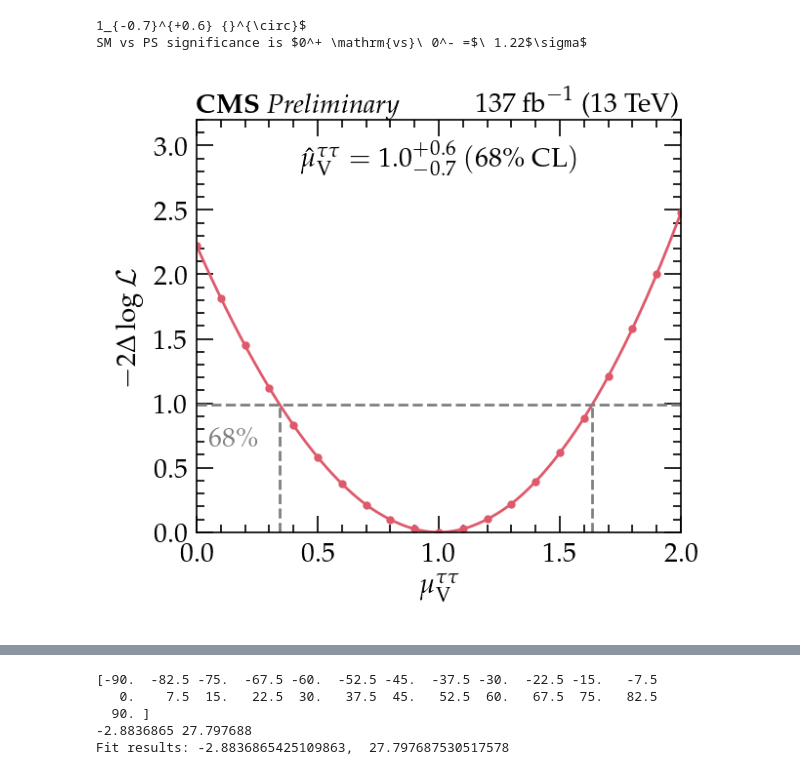
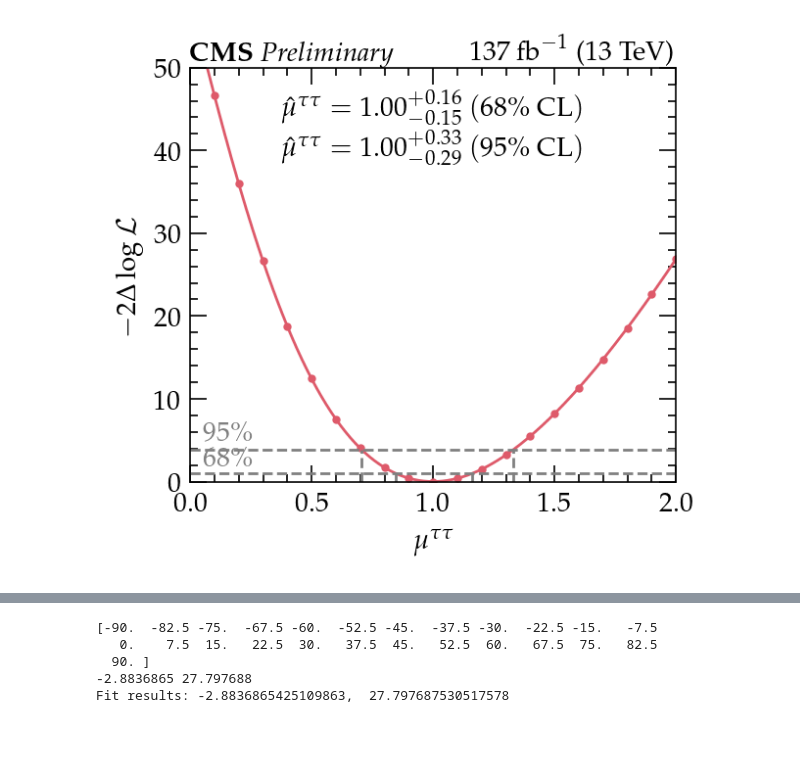
Before and after one commit to albertdow/htt-notebooks, a Jupyter notebook: draw_nll_fits.ipynb, the cells around one changed output, grey strips where cells are left out. Drawn from its saved outputs; the diff is of its cells as text; code cells hidden in the pictures; blank space fills up the shorter version.

```diff
--- a/draw_nll_fits.ipynb
+++ b/draw_nll_fits.ipynb
@@ -33,30 +33,34 @@ def custom_cms_label(ax, label, lumi=35.9, energy=13):
 add_significance = False
 #add = ""
 add = "_mergeXbins"
-parameter = "muV"
+parameter = "mutautau"
+#parameter = "alpha"
 boundaries = []
 if parameter == "alpha":
     boundaries = [(-90,0), (0,90)]
-elif parameter in ["muggH", "muV"]:
+elif parameter in ["muggH", "muV", "mutautau"]:
     boundaries = [(0,1), (1,2)]
-with mpl.backends.backend_pdf.PdfPages(f"plots/{parameter}_cmb_01052020{add}_postFirstImpacts.pdf", keep_empty=False,) as pdf:
+else:
+    boundaries = [(0,1), (1,2)]
+with mpl.backends.backend_pdf.PdfPages(f"plots/{parameter}_cmb_19052020{add}.pdf", keep_empty=False,) as pdf:
     fig, ax = plt.subplots(
         figsize=(3.2, 2.8), dpi=200,
     )
 
     test = (
-        #"/vols/build/cms/akd116/newest/Combine/Decays/CMSSW_10_2_13/src/"
-        #"CombineHarvester/HTTSMCPDecays18/output/"
-        #f"01052020{add}/cmb/125/higgsCombine.alpha.MultiDimFit.mH125.root"
+        "/vols/build/cms/akd116/newest/Combine/Decays/CMSSW_10_2_13/src/"
+        "CombineHarvester/HTTSMCPDecays18/output/"
+        f"19052020/cmb/125/higgsCombine.{parameter}.MultiDimFit.mH125.root"
 
         #"30042020_mergeXbins/cmb/125/higgsCombine.alpha.MultiDimFit.mH125.root"
         #"/vols/build/cms/dw515/CPdecay/CMSSW_10_2_13/src/"
         #"CombineHarvester/HTTSMCPDecays18/alpha_cmb.root"
-        "~/public_html/CP/202005_May/06_NewFitsPostFirstImpacts/"
-        f"higgsCombine.{parameter}.MultiDimFit.mH125.root"
+
+        #"~/public_html/CP/202005_May/06_NewFitsPostFirstImpacts/"
+        #f"higgsCombine.{parameter}.MultiDimFit.mH125.root"
     )
     f = uproot.open(test)["limit"]
-    display(f.keys())
+    #display(f.keys())
     df = f.pandas.df([parameter,"deltaNLL","quantileExpected"],
         namedecode="utf-8")
     df = df.query("quantileExpected > -0.5")
@@ -66,7 +70,8 @@ with mpl.backends.backend_pdf.PdfPages(f"plots/{parameter}_cmb_01052020{add}_pos
     scan_kw = dict(color=nllscan_kw["tt"][0][2])
     # either specify sigma or do using percent level
     #nsigs = [1,2]
-    pc_level = [0.68,]# 0.95]
+    pc_level = [0.68, 0.95]
+    #pc_level = []
     nsigs = []
     for pc in pc_level:
         nsigs.append(scipy.stats.norm.ppf((1+pc)/2))
@@ -90,8 +95,11 @@ with mpl.backends.backend_pdf.PdfPages(f"plots/{parameter}_cmb_01052020{add}_pos
     else:
         ax.set_xlim(0, 2)
         ax.set_ylim(0., None)
-        ax.text(0.05, 0.61, r'$68\%$', ha='left', va='bottom', color='gray')
+        ax.text(0.05, 1.01, r'$68\%$', ha='left', va='bottom', color='gray')
+        ax.text(0.05, 4.01, r'$95\%$', ha='left', va='bottom', color='gray')
         #ax.text(0.05, 3.41, r'$95\%$', ha='left', va='bottom', color='gray')
+        #ax.text(0.55, 1.01, r'$68\%$', ha='left', va='bottom', color='gray')
+        #ax.text(0.55, 4.01, r'$95\%$', ha='left', va='bottom', color='gray')
 
     bestfit = results.query("nsig == 0.")["xval"].values
     #result = np.abs(results.query("abs(nsig) == 1.")["xval"].values)
@@ -104,8 +112,8 @@ with mpl.backends.backend_pdf.PdfPages(f"plots/{parameter}_cmb_01052020{add}_pos
     for result in result_values:
         unc_hi = result[1] - bestfit[0]
         unc_lo = bestfit[0] - result[0]
-        hi_string = f"{unc_hi:.1f}"
-        lo_string = f"{unc_lo:.1f}"
+        hi_string = f"{unc_hi:.2f}"
+        lo_string = f"{unc_lo:.2f}"
         string = (lo_string, hi_string)
         label_strings.append(string)
     display(label_strings)
@@ -115,16 +123,16 @@ with mpl.backends.backend_pdf.PdfPages(f"plots/{parameter}_cmb_01052020{add}_pos
     #else:
     full_strings = []
     for idx, string in enumerate(label_strings):
-        if string[0] == string[1]:
-
-            full_string = f"{bestfit[0]:.1f} \\pm {string[0]}\\ "
-        else:
-            full_string = (f"{bestfit[0]:.1f}_{{-{string[0]}}}^{{+{string[1]}}}\\ ")
+        #if abs(round(int(string[0]))) == abs(round(int(string[1]))):
+        #
+        #    full_string = f"{bestfit[0]:.2f} \\pm {abs(int(string[0]))}\\ "
+        #else:
+        full_string = (f"{bestfit[0]:.2f}_{{-{string[0]}}}^{{+{string[1]}}}\\ ")
         full_strings.append(full_string)
 
         if parameter == "alpha":
             result_label = (
-                r"$\hat{\phi}_{\tau\tau} = " + full_string + "\\ {{}}^{{\circ}}"
+                r"$\hat{\phi}_{\tau\tau} = " + full_string + "{{}}^{{\circ}}"
             )
         elif parameter == "muggH":
             result_label = (
@@ -134,6 +142,10 @@ with mpl.backends.backend_pdf.PdfPages(f"plots/{parameter}_cmb_01052020{add}_pos
             result_label = (
                 r"$\hat{\mu}_{\mathrm{V}}^{\tau\tau} = " + full_string
             )
+        elif parameter == "mutautau":
+            result_label = (
+                r"$\hat{\mu}^{\tau\tau} = " + full_string
+            )
 
         if idx == 0:
             ax.text(
@@ -142,21 +154,21 @@ with mpl.backends.backend_pdf.PdfPages(f"plots/{parameter}_cmb_01052020{add}_pos
                 ha='center', va='bottom',
                 transform=ax.transAxes,
             )
-        #elif idx == 1:
-        #    ax.text(
-        #        0.5, 0.75,
-        #        result_label + r"(95\%\ \mathrm{CL})$",
-        #        ha='center', va='bottom',
-        #        transform=ax.transAxes,
-        #    )
+        elif idx == 1:
+            ax.text(
+                0.5, 0.75,
+                result_label + r"(95\%\ \mathrm{CL})$",
+                ha='center', va='bottom',
+                transform=ax.transAxes,
+            )
 
-        print(f"{bestfit[0]:.0f}_{{-{string[0]}}}^{{+{string[1]}}} {{}}^{{\circ}}$")
+        print(f"{bestfit[0]:.0f}_{{{string[0]}}}^{{+{string[1]}}} {{}}^{{\circ}}$")
 
     # Add significance of SM vs PS discrimination
     significance = np.sqrt(
         scipy.stats.chi2.ppf(
             scipy.stats.chi2.cdf(
-                max(2*df["deltaNLL"])-bestfit,
+                [max(2*df["deltaNLL"])],
             1),
         1)
     )[0]
@@ -169,7 +181,7 @@ with mpl.backends.backend_pdf.PdfPages(f"plots/{parameter}_cmb_01052020{add}_pos
             ha='center', va='bottom',
             transform=ax.transAxes,
         )
-    ax.set_ylim(0, 5.2)
+    ax.set_ylim(0, 50)
 
     if parameter == "alpha":
         ax.set_xlabel(r"$\phi_{\tau\tau} (\mathrm{degrees})$")
@@ -178,6 +190,12 @@ with mpl.backends.backend_pdf.PdfPages(f"plots/{parameter}_cmb_01052020{add}_pos
     elif parameter == "muV":
         ax.set_xlabel(r"$\mu_{\mathrm{V}}^{\tau\tau}$")
         ax.set_ylim(0, 3.2)
+    elif parameter == "mutautau":
+        ax.set_xlabel(r"$\mu^{\tau\tau}$")
+        #ax.set_ylim(0, 6.2)
+        #ax.set_xlim(0.5, 1.5)
+    #ax.set_ylim(0, 1.5)
+    #ax.set_xlim(-2, 2)
     ax.set_ylabel(r"$-2\Delta\log\mathcal{L}$")
     pdf.savefig(fig, bbox_inches='tight')
 pass
@@ -199,3 +208 @@ pass
-1_{-0.7}^{+0.6} {}^{\circ}$
-SM vs PS significance is $0^+ \mathrm{vs}\ 0^- =$\ 1.22$\sigma$
-[figure, old version]
+[figure, new version]
```
Also changed, not shown: parts of 9 cells of this notebook.
